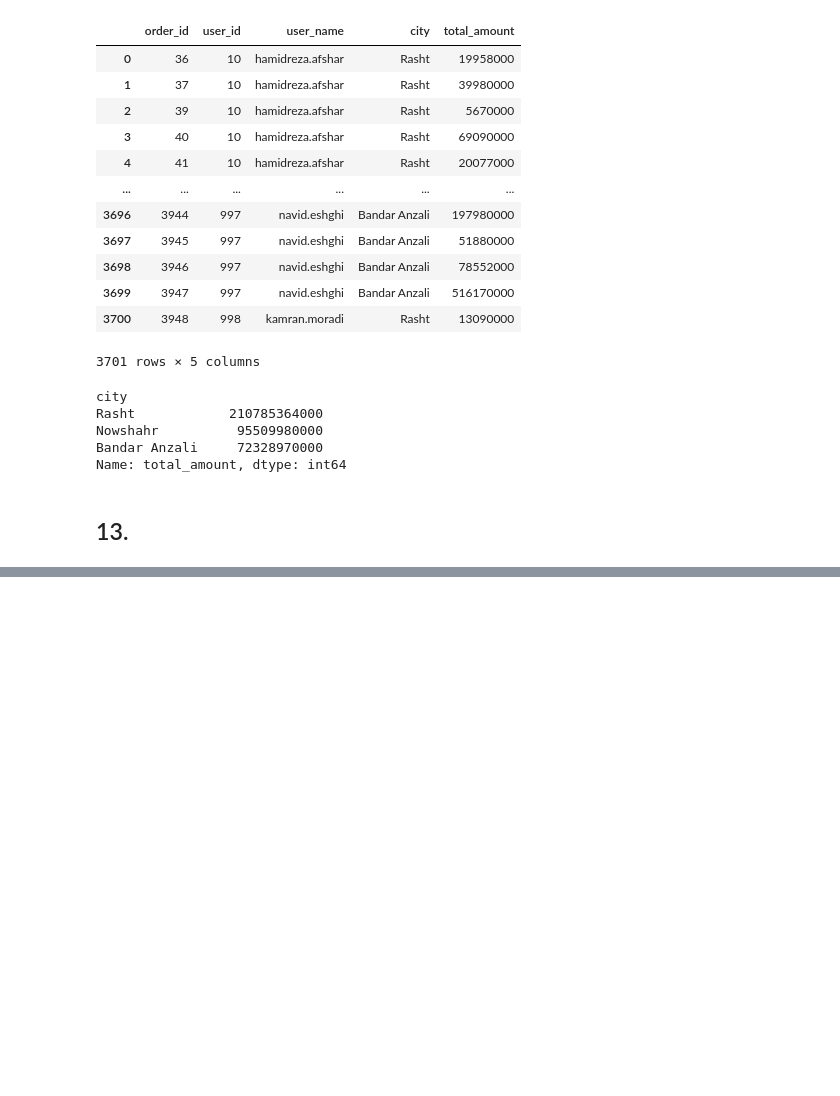
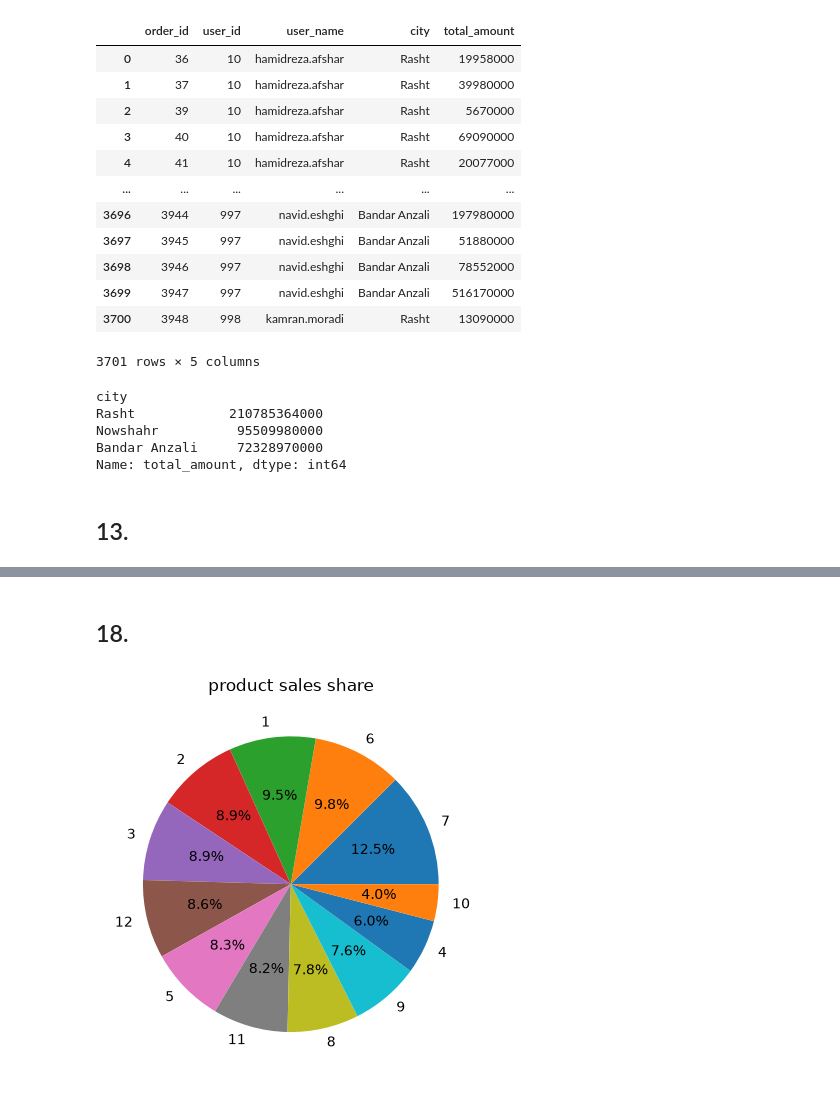
Before and after one commit to pouniq/Data_analytics_training, a Jupyter notebook: Python/KohanNegar.ipynb, the cells around one changed output, grey strips where cells are left out. Drawn from its saved outputs; the diff is of its cells as text; code cells hidden in the pictures; blank space fills up the shorter version.

```diff
--- a/Python/KohanNegar.ipynb
+++ b/Python/KohanNegar.ipynb
@@ -304,0 +350,8 @@ Name: total_amount, dtype: int64
+# %% [markdown]
+## 18.
+# %%
+monthly_sales.plot(kind='pie',autopct = '%1.1f%%')
+plt.title('product sales share')
+plt.show()
+# %% [output]
+[figure, added]
```
Also changed, not shown: parts of 11 cells of this notebook.
